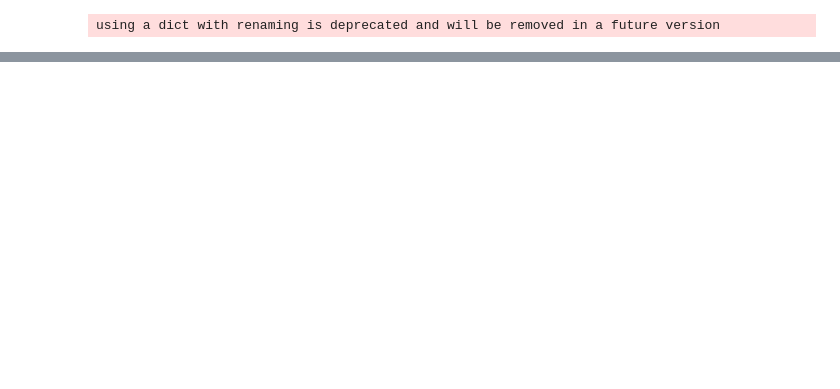
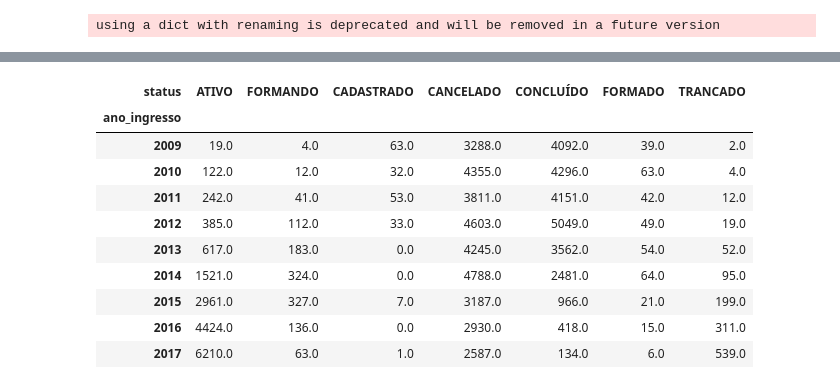
Before and after one commit to franklinmatheus/dados-abertos-ufrn, a Jupyter notebook: Ingressos_e_empréstimos.ipynb, the cells around one changed output, grey strips where cells are left out. Saved outputs shown, nothing was run; the diff lists cells and outputs as text; code cells hidden in the pictures; blank space fills up the shorter version.

Commit message:
Gráficos de porcentagem dos status

```diff
--- a/Ingressos_e_empréstimos.ipynb
+++ b/Ingressos_e_empréstimos.ipynb
@@ -179,0 +208,37 @@ tecnico_status.columns = tecnico_status.columns.droplevel(level=0)
+# %%
+### graduação
+graduacao_status = discentes[discentes.nivel_ensino == 'GRADUAÇÃO'][['ano_ingresso','status']].groupby(['ano_ingresso','status']).apply(lambda x: len(x))
+graduacao_status = pd.DataFrame(graduacao_status,columns=['count']).unstack(level=0).fillna(0)
+graduacao_status.columns = graduacao_status.columns.droplevel(level=0)
+graduacao_status = graduacao_status.T
+graduacao_status = graduacao_status.rename(columns={'ATIVO - FORMANDO':'FORMANDO'})
+
+data_tecnico_status = [
+    go.Bar(x=graduacao_status.index,y=tecnico_status.ATIVO,name='Ativo'),
+    go.Bar(x=graduacao_status.index,y=tecnico_status.FORMANDO,name='Formando'),
+    go.Bar(x=graduacao_status.index,y=tecnico_status.CADASTRADO,name='Cadastrado'),
+    go.Bar(x=graduacao_status.index,y=tecnico_status.CANCELADO,name='Cancelado'),
+    go.Bar(x=graduacao_status.index,y=tecnico_status.CONCLUÍDO,name='Concluído'),
+    go.Bar(x=graduacao_status.index,y=tecnico_status.FORMADO,name='Formado'),
+    go.Bar(x=graduacao_status.index,y=graduacao_status.TRANCADO,name='Trancado')
+]
+
+fig_tecnico_status = go.Figure(data=data_tecnico_status,
+                               layout=go.Layout(barmode='stack',
+                                                barnorm='percent',
+                                                yaxis=dict(ticksuffix='%'),
+                                                title='Porcentagem dos status dos alunos de nível técnico (2009-2017)'
+                                               ))
+offline.iplot(fig_tecnico_status)
+# %% [output]
+| status | ATIVO | FORMANDO | CADASTRADO | CANCELADO | CONCLUÍDO | FORMADO | TRANCADO |
+| ano_ingresso |  |  |  |  |  |  |  |
+| 2009 | 19.0 | 4.0 | 63.0 | 3288.0 | 4092.0 | 39.0 | 2.0 |
+| 2010 | 122.0 | 12.0 | 32.0 | 4355.0 | 4296.0 | 63.0 | 4.0 |
+| 2011 | 242.0 | 41.0 | 53.0 | 3811.0 | 4151.0 | 42.0 | 12.0 |
+| 2012 | 385.0 | 112.0 | 33.0 | 4603.0 | 5049.0 | 49.0 | 19.0 |
+| 2013 | 617.0 | 183.0 | 0.0 | 4245.0 | 3562.0 | 54.0 | 52.0 |
+| 2014 | 1521.0 | 324.0 | 0.0 | 4788.0 | 2481.0 | 64.0 | 95.0 |
+| 2015 | 2961.0 | 327.0 | 7.0 | 3187.0 | 966.0 | 21.0 | 199.0 |
+| 2016 | 4424.0 | 136.0 | 0.0 | 2930.0 | 418.0 | 15.0 | 311.0 |
+| 2017 | 6210.0 | 63.0 | 1.0 | 2587.0 | 134.0 | 6.0 | 539.0 |
```
Also changed, not shown: parts of 5 cells of this notebook.
